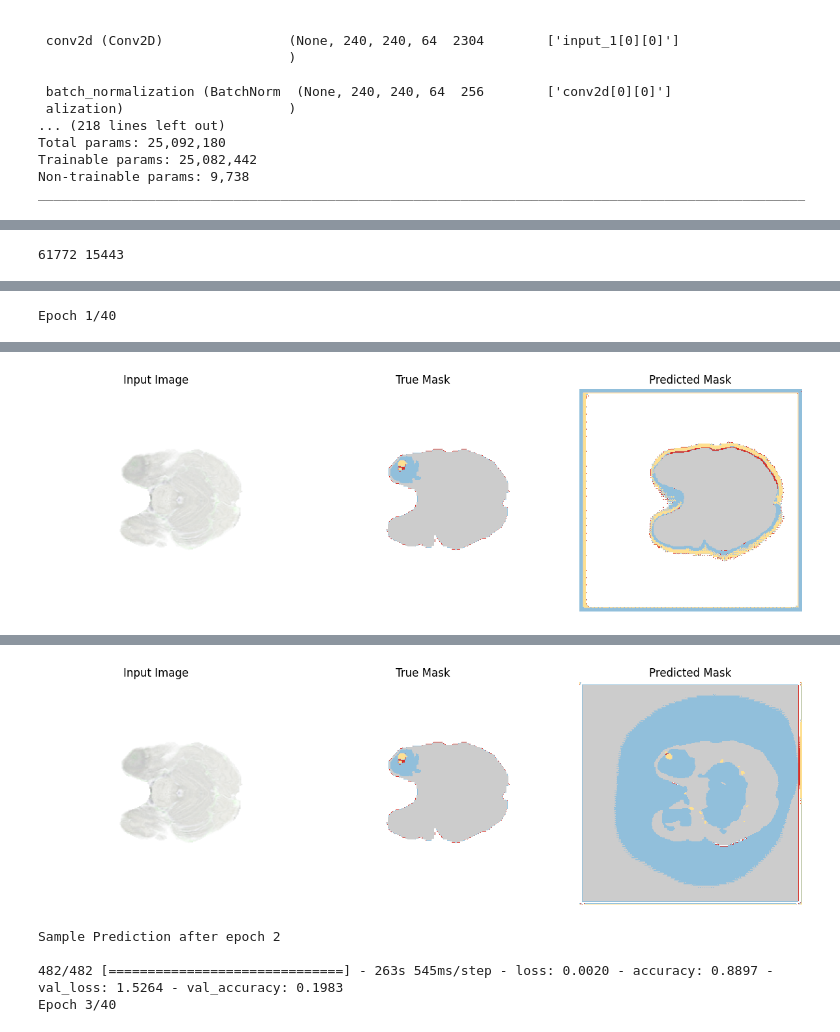
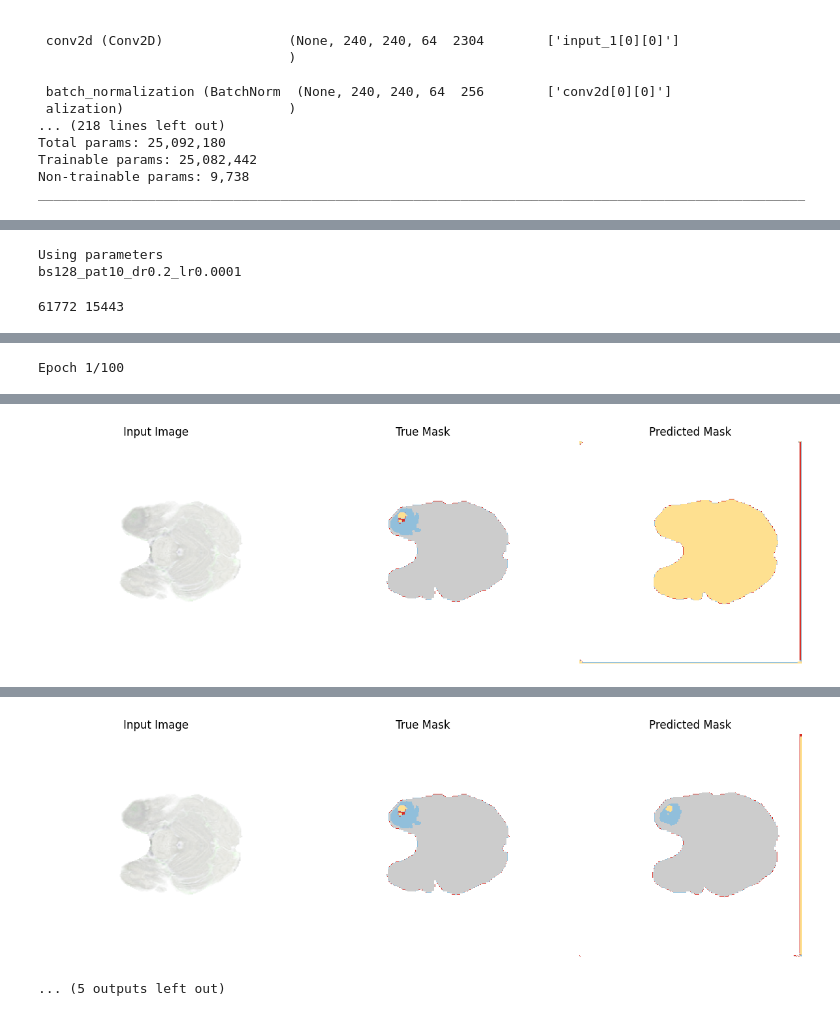
Before and after one commit to Krissi123/Braintumor-Segmentation, a Jupyter notebook: scratch_unet-dropout.ipynb, the cells around one changed output, grey strips where cells are left out. Cells and saved outputs as stored; diff of their text form; code cells hidden in the pictures.

```diff
--- a/scratch_unet-dropout.ipynb
+++ b/scratch_unet-dropout.ipynb
@@ -89,6 +90,8 @@ INFO:tensorflow:*** Available Device: _DeviceAttributes(/job:localhost/replica:0
 INFO:tensorflow:*** Available Device: _DeviceAttributes(/job:localhost/replica:0/task:0/device:TPU:6, TPU, 0, 0)
 INFO:tensorflow:*** Available Device: _DeviceAttributes(/job:localhost/replica:0/task:0/device:TPU:7, TPU, 0, 0)
 INFO:tensorflow:*** Available Device: _DeviceAttributes(/job:localhost/replica:0/task:0/device:TPU_SYSTEM:0, TPU_SYSTEM, 0, 0)
+# %%
+start_time = datetime.now().strftime('-%Y-%m-%d-%T')
 # %%
 batch_size = 128
 buffer_size = 1000
@@ -431,8 +434,39 @@ class DisplayCallback(tf.keras.callbacks.Callback):
 # %%
 earlystopping = tf.keras.callbacks.EarlyStopping(
             monitor='val_loss',
-            patience=3,
+            patience=10,
             )
+# %%
+run_name_params = (
+        f'bs128'
+        f'_pat10'
+        f'_dr0.2'
+        f'_lr0.0001'
+    )
+
+print("Using parameters")
+print(run_name_params)
+run_name = f'unet_{run_name_params}_scratch'
+# %% [output]
+Using parameters
+bs128_pat10_dr0.2_lr0.0001
+# %%
+if not os.path.exists('model_checkpoints'):
+    os.mkdir('model_checkpoints')
+
+checkpoint_path = os.path.join(
+    'model_checkpoints',
+    run_name + start_time + "-{epoch:03d}-{val_loss:.4f}.ckpt"
+)
+ckpt_callback = tf.keras.callbacks.ModelCheckpoint(
+    filepath=checkpoint_path,
+    verbose=1,
+    save_weights_only=False,
+    save_freq='epoch',
+    monitor='val_loss',
+    mode='min',
+    save_best_only=True,
+)
 # %%
 print(len(train_image_filepaths),len(val_image_filepaths))
 # %% [output]
@@ -440,7 +474,7 @@ print(len(train_image_filepaths),len(val_image_filepaths))
 # %%
 #lr 0.0001
 TRAIN_LENGTH=61772
-EPOCHS = 40
+EPOCHS = 100
 VAL_SUBSPLITS = 1
 VALIDATION_STEPS = 15443//batch_size//VAL_SUBSPLITS
 STEPS_PER_EPOCH = TRAIN_LENGTH // batch_size
@@ -451,6 +485,6 @@ model_history = model.fit(
     steps_per_epoch=STEPS_PER_EPOCH,
     validation_steps=VALIDATION_STEPS,
     validation_data=val_batch,
-    callbacks=[DisplayCallback(), earlystopping],
+    callbacks=[DisplayCallback(), earlystopping, ckpt_callback],
 )
 # %% [output]
@@ -471,4 +505,4 @@ attr {
     }
   }
 }
-Epoch 1/40
+Epoch 1/100
@@ -500,3 +534,3 @@ attr {
-[figure, old version]
+[figure, new version]
 Sample Prediction after epoch 1
 
@@ -506,5 +545,2 @@ Epoch 2/40
-[figure, old version]
+[figure, new version]
-Sample Prediction after epoch 2
-
-482/482 [==============================] - 263s 545ms/step - loss: 0.0020 - accuracy: 0.8897 - val_loss: 1.5264 - val_accuracy: 0.1983
-Epoch 3/40
+... (5 outputs left out)
```
Also changed, not shown: parts of 9 cells of this notebook.
